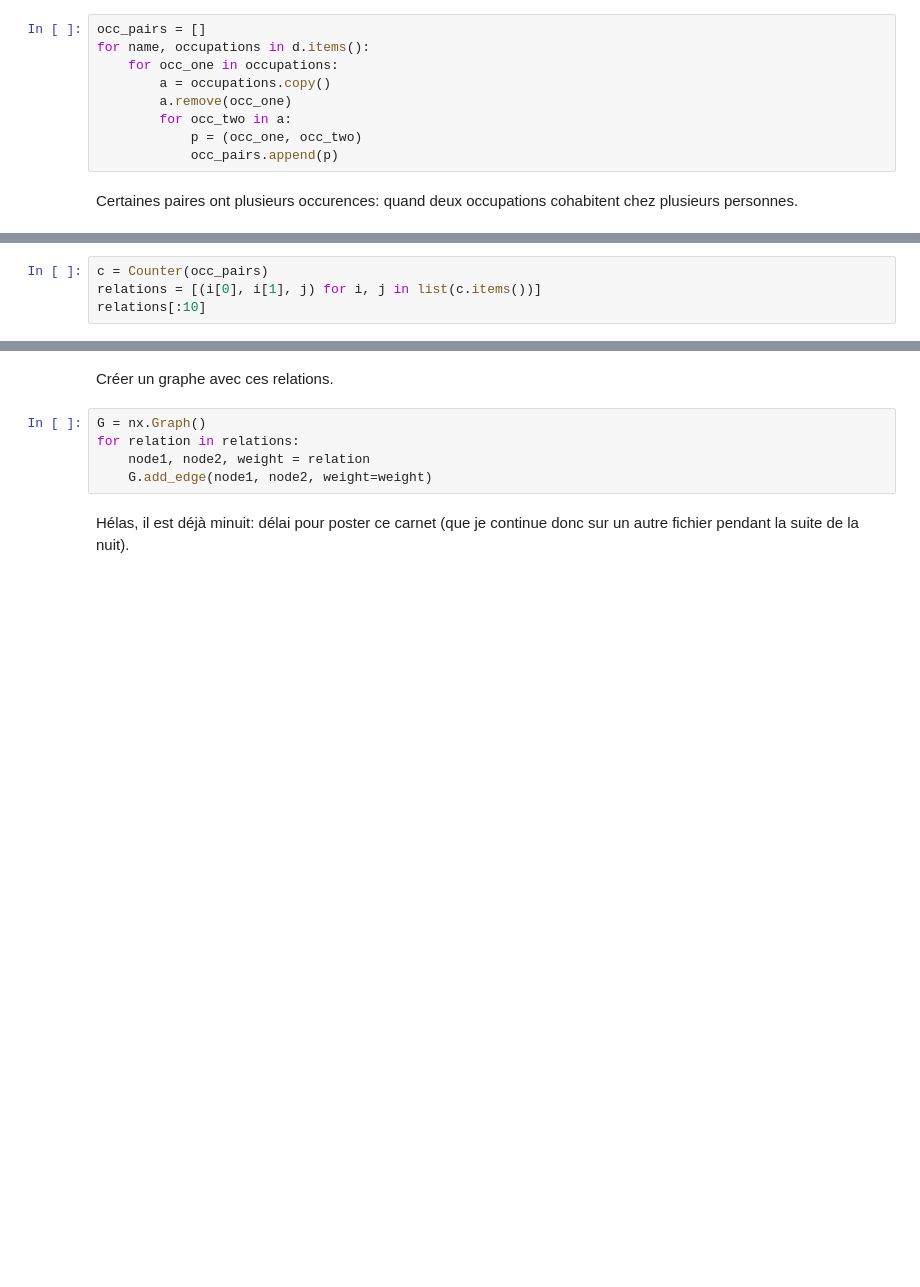
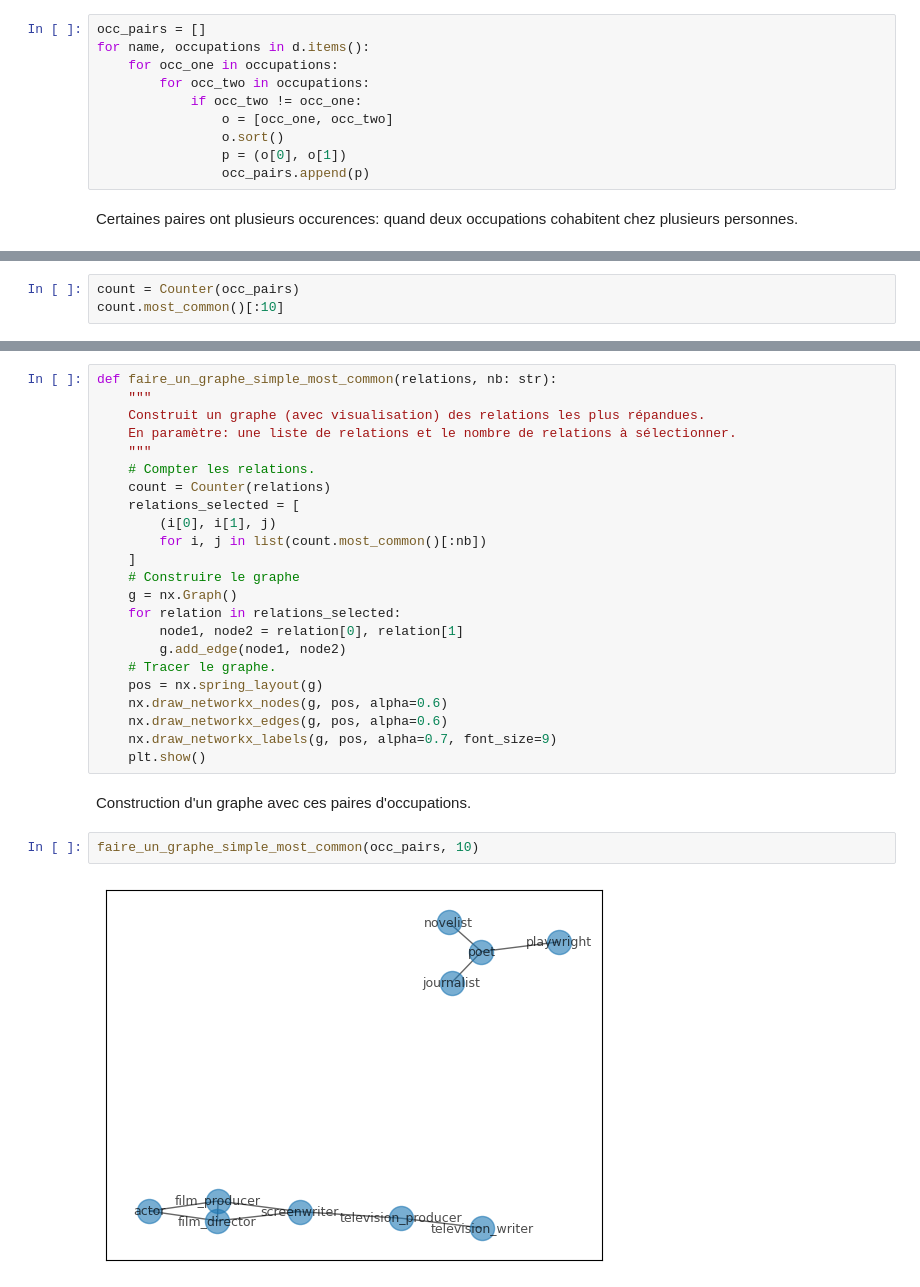
Before and after one commit to thjbdvlt/people_in_literature, a Jupyter notebook: reseaux/reseaux_occupations.ipynb, the cells around one changed output, grey strips where cells are left out. Cells and saved outputs as stored; diff of their text form; blank space fills up the shorter version.

Commit message:
supprimé :        reseaux_apres_minuit.ipynb supprimé :        reseaux_apres_minuit.py modifié :         reseaux_occupations.ipynb modifié :         reseaux_occupations.py

```diff
--- a/reseaux/reseaux_occupations.ipynb
+++ b/reseaux/reseaux_occupations.ipynb
@@ -242,11 +261,12 @@ Il va désormais s'agir d'explorer les relations entre occupations en utilisant
 occ_pairs = []
 for name, occupations in d.items():
     for occ_one in occupations:
-        a = occupations.copy()
-        a.remove(occ_one)
-        for occ_two in a:
-            p = (occ_one, occ_two)
-            occ_pairs.append(p)
+        for occ_two in occupations:
+            if occ_two != occ_one:
+                o = [occ_one, occ_two]
+                o.sort()
+                p = (o[0], o[1])
+                occ_pairs.append(p)
 # %% [markdown]
 Certaines paires ont plusieurs occurences: quand deux occupations cohabitent chez plusieurs personnes.
 # %%
@@ -267,4 +284,0 @@ Plutôt que d'avoir ainsi des doublons, on peut représenter le nombre d'occuren
-# %%
-c = Counter(occ_pairs)
-relations = [(i[0], i[1], j) for i, j in list(c.items())]
-relations[:10]
@@ -281,0 +285,3 @@ relations[:10]
+# %%
+count = Counter(occ_pairs)
+count.most_common()[:10]
@@ -282,9 +305,29 @@ relations[:10]
+# %%
+def faire_un_graphe_simple_most_common(relations, nb: str):
+    """
+    Construit un graphe (avec visualisation) des relations les plus répandues.
+    En paramètre: une liste de relations et le nombre de relations à sélectionner.
+    """
+    # Compter les relations.
+    count = Counter(relations)
+    relations_selected = [
+        (i[0], i[1], j)
+        for i, j in list(count.most_common()[:nb])
+    ]
+    # Construire le graphe
+    g = nx.Graph()
+    for relation in relations_selected:
+        node1, node2 = relation[0], relation[1]
+        g.add_edge(node1, node2)
+    # Tracer le graphe.
+    pos = nx.spring_layout(g)
+    nx.draw_networkx_nodes(g, pos, alpha=0.6)
+    nx.draw_networkx_edges(g, pos, alpha=0.6)
+    nx.draw_networkx_labels(g, pos, alpha=0.7, font_size=9)
+    plt.show()
 # %% [markdown]
-Créer un graphe avec ces relations.
+Construction d'un graphe avec ces paires d'occupations.
-# %%
-G = nx.Graph()
-for relation in relations:
-    node1, node2, weight = relation
-    G.add_edge(node1, node2, weight=weight)
-# %% [markdown]
-Hélas, il est déjà minuit: délai pour poster ce carnet (que je continue donc sur un autre fichier pendant la suite de la nuit).
+# %%
+faire_un_graphe_simple_most_common(occ_pairs, 10)
+# %% [output]
+[figure, added]
```
Also changed, not shown: parts of 35 cells of this notebook, 3 other files.
